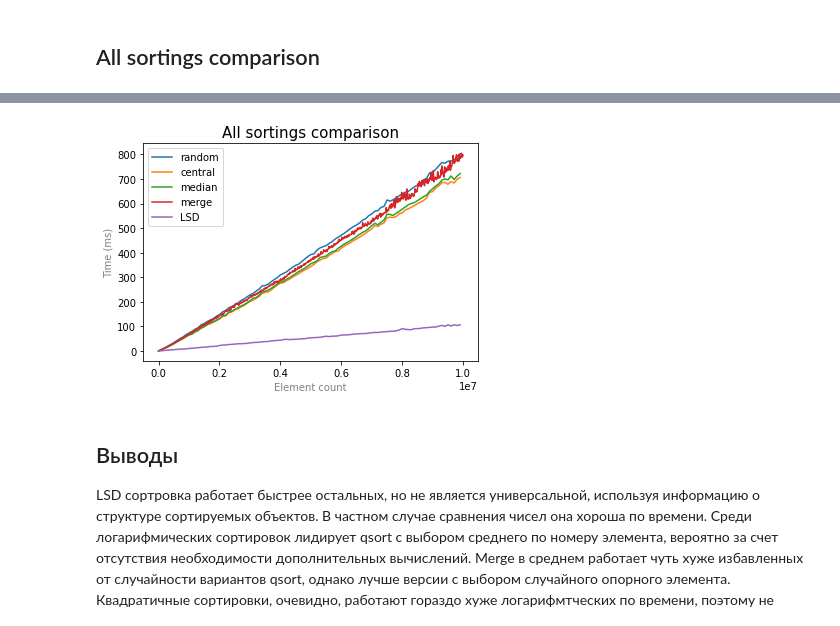
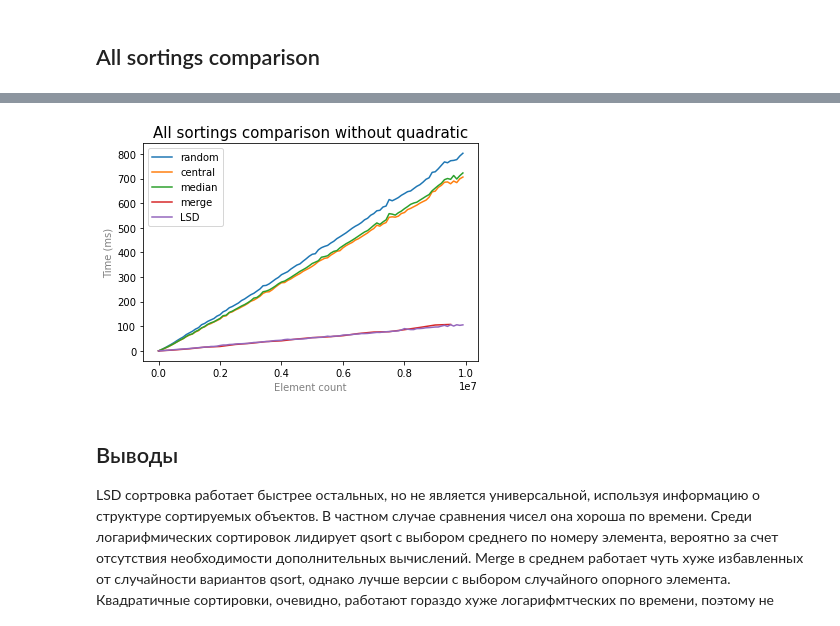
Before and after one commit to sqiportinhsa/NoLabs, a Jupyter notebook: sorting/plots/plots.ipynb, the cells around one changed output, grey strips where cells are left out. Saved outputs shown, nothing was run; the diff lists cells and outputs as text; code cells hidden in the pictures.

```diff
--- a/sorting/plots/plots.ipynb
+++ b/sorting/plots/plots.ipynb
@@ -431,20 +449,20 @@ plt.show()
 # %%
 plt.xlabel('Element count', color = 'gray')
 plt.ylabel('Time (ms)', color = 'gray')
 
-plt.title('All sortings comparison', fontsize = 15)
+plt.title('All sortings comparison without quadratic', fontsize = 15)
 
 plt.plot(ran_x, ran_y)
 plt.plot(cen_x, cen_y)
 plt.plot(med_x, med_y)
-plt.plot(merge_x, merge_y)
+plt.plot(merge10_x, merge10_y)
 plt.plot(lsd_x, lsd_y)
 
 plt.legend(['random', 'central', 'median', 'merge', 'LSD'])
 
 plt.show()
 # %% [output]
-[figure, old version]
+[figure, new version]
 # %% [markdown]
 ## Выводы
 
```
Also changed, not shown: parts of 1 cell of this notebook, 3 other files.
